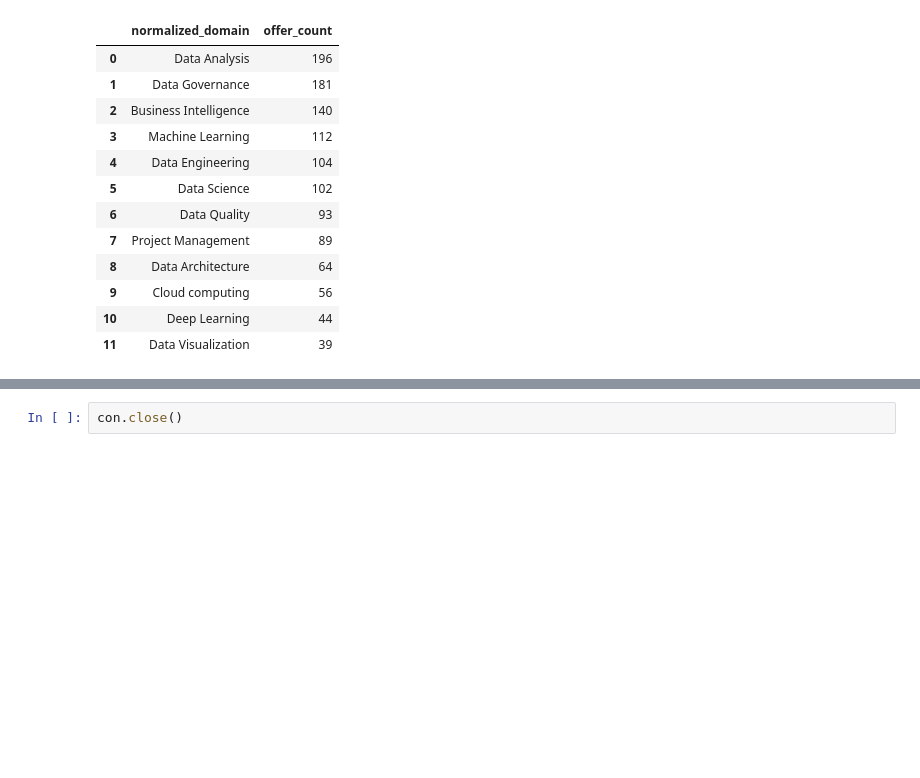
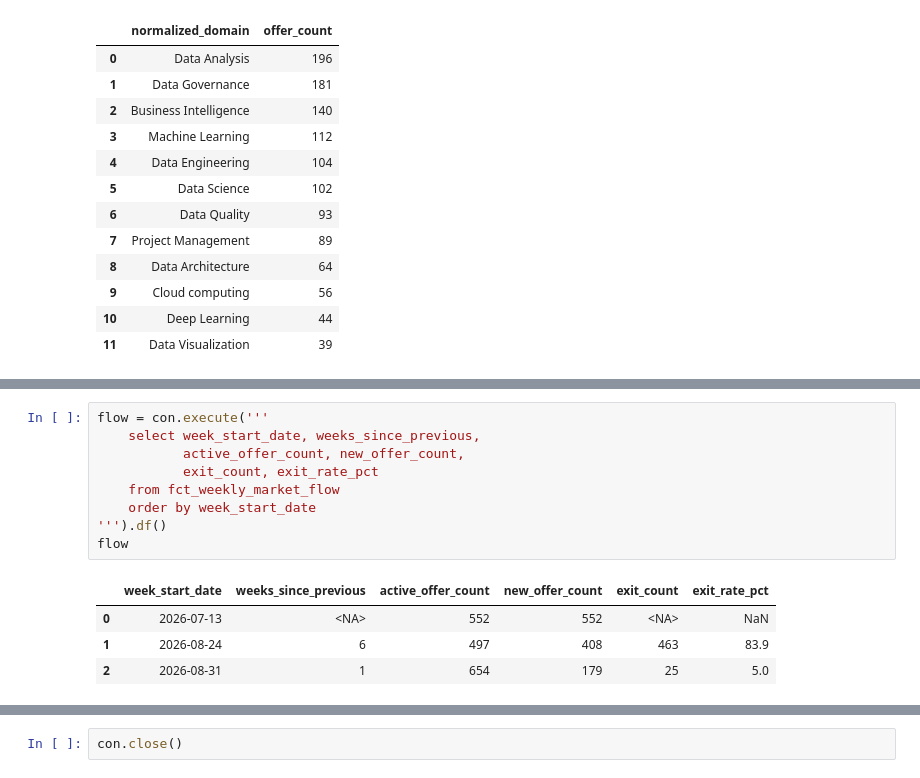
Before and after one commit to ricksan37/france_data_market, a Jupyter notebook: notebooks/01_market_exploration.ipynb, the cells around one changed output, grey strips where cells are left out. Cells and saved outputs as stored; diff of their text form; blank space fills up the shorter version.

```diff
--- a/notebooks/01_market_exploration.ipynb
+++ b/notebooks/01_market_exploration.ipynb
@@ -154,0 +571,14 @@ domains
+# %%
+flow = con.execute('''
+    select week_start_date, weeks_since_previous,
+           active_offer_count, new_offer_count,
+           exit_count, exit_rate_pct
+    from fct_weekly_market_flow
+    order by week_start_date
+''').df()
+flow
+# %% [output]
+|  | week_start_date | weeks_since_previous | active_offer_count | new_offer_count | exit_count | exit_rate_pct |
+| 0 | 2026-07-13 | <NA> | 552 | 552 | <NA> | NaN |
+| 1 | 2026-08-24 | 6 | 497 | 408 | 463 | 83.9 |
+| 2 | 2026-08-31 | 1 | 654 | 179 | 25 | 5.0 |
```
Also changed, not shown: parts of 42 cells of this notebook, 1 other file.
